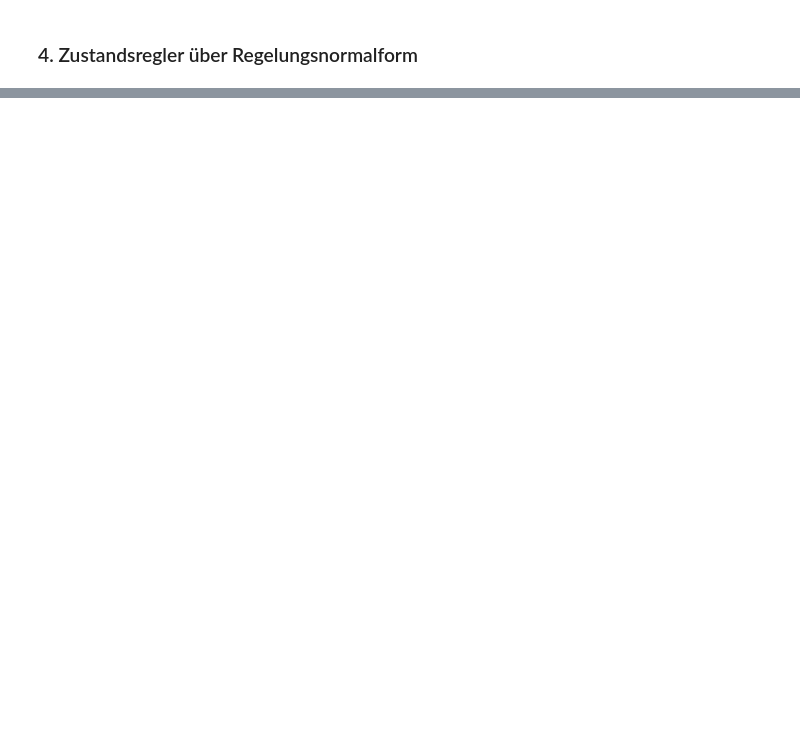
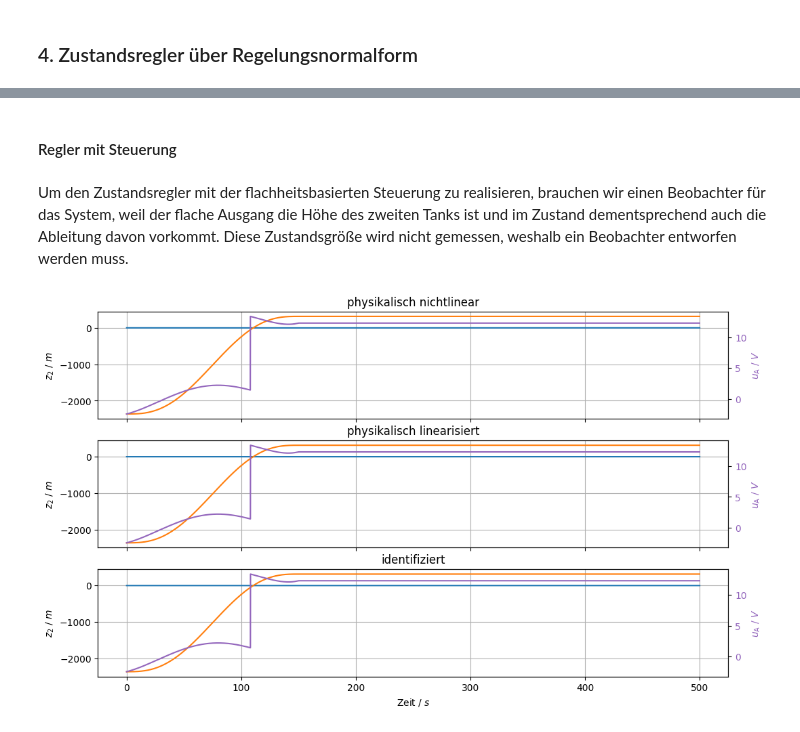
Before and after one commit to umit-iace/lehre-chemie-msr-notebooks, a Jupyter notebook: pr/2Tank-Zustandsreglerentwurf.ipynb, the cells around one changed output, grey strips where cells are left out. Cells and saved outputs as stored; diff of their text form; code cells hidden in the pictures; blank space fills up the shorter version.

```diff
--- a/pr/2Tank-Zustandsreglerentwurf.ipynb
+++ b/pr/2Tank-Zustandsreglerentwurf.ipynb
@@ -1084,0 +216,24 @@ plt.show()
+# %% [markdown]
+#### Regler mit Steuerung
+# %% [markdown]
+Um den Zustandsregler mit der flachheitsbasierten Steuerung zu realisieren, brauchen wir einen Beobachter für das System, weil der flache Ausgang die Höhe des zweiten Tanks ist und im Zustand dementsprechend auch die Ableitung davon vorkommt. Diese Zustandsgröße wird nicht gemessen, weshalb ein Beobachter entworfen werden muss.
+# %%
+regler = ZustandsRegler(kRNF, Q, 0 - buA, 12 - buA, timeDom[1])
+steuerung = Steuerung(x0, x1, 0, dt, -ARNF[1, 0], -ARNF[1, 1], bRNF[1])
+# %%
+# nichtlinears System
+z0 = [0, 0]
+zNLin, z2NLinFF, uNLin = simu_nlin_withFF(regler, steuerung, timeDom, z0, bz2Messung)
+# %%
+# # lineares System mit physikalischen Parametern
+# z0 = [0, 0 ]- np.array([bz2Phy, 0])
+zLinPhy, z2LinPhyFF, uLinPhy = simu_lin_withFF(regler, steuerung, timeDom, z0, APhyLin, BPhyLin)
+# %%
+# lineares System mit gemessenen Parametern
+z0 = [0, 0 ]- np.array([bz2Messung, 0])
+zLinMes, z2LinMesFF, uLinMes = simu_lin_withFF(regler, steuerung, timeDom, z0, AEAMessung, BEAMessung)
+# %%
+# three_stack_plot(timeDom, zNLin, uNLin, zLinPhy, uLinPhy, bz2Phy, zLinMes, uLinMes, bz2Messung, refLine=z2Soll)
+three_stack_plot_FF(timeDom, zNLin, z2NLinFF, uNLin, zLinPhy, z2LinPhyFF, uLinPhy, bz2Phy, zLinMes, z2LinMesFF, uLinMes, bz2Messung)
+# %% [output]
+[figure, added]
```
Also changed, not shown: parts of 94 cells of this notebook, 5 other files.
